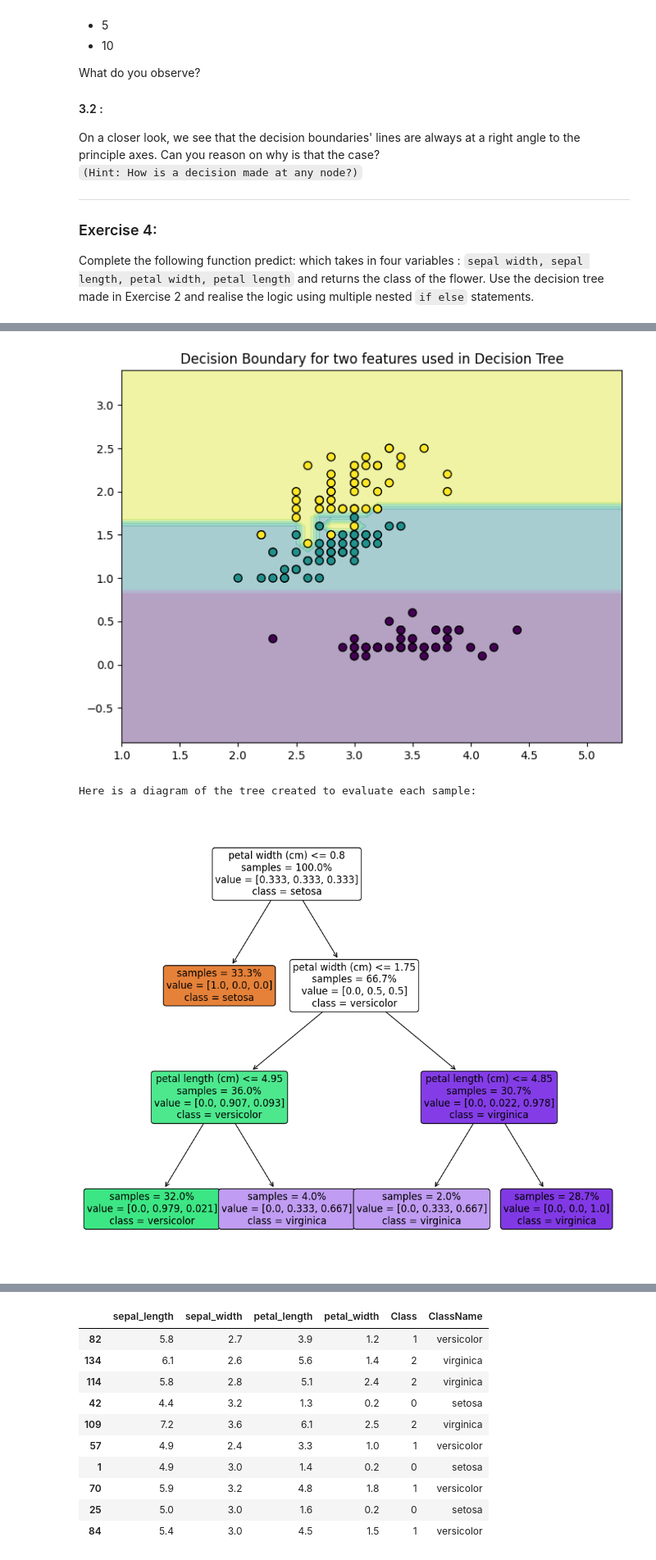
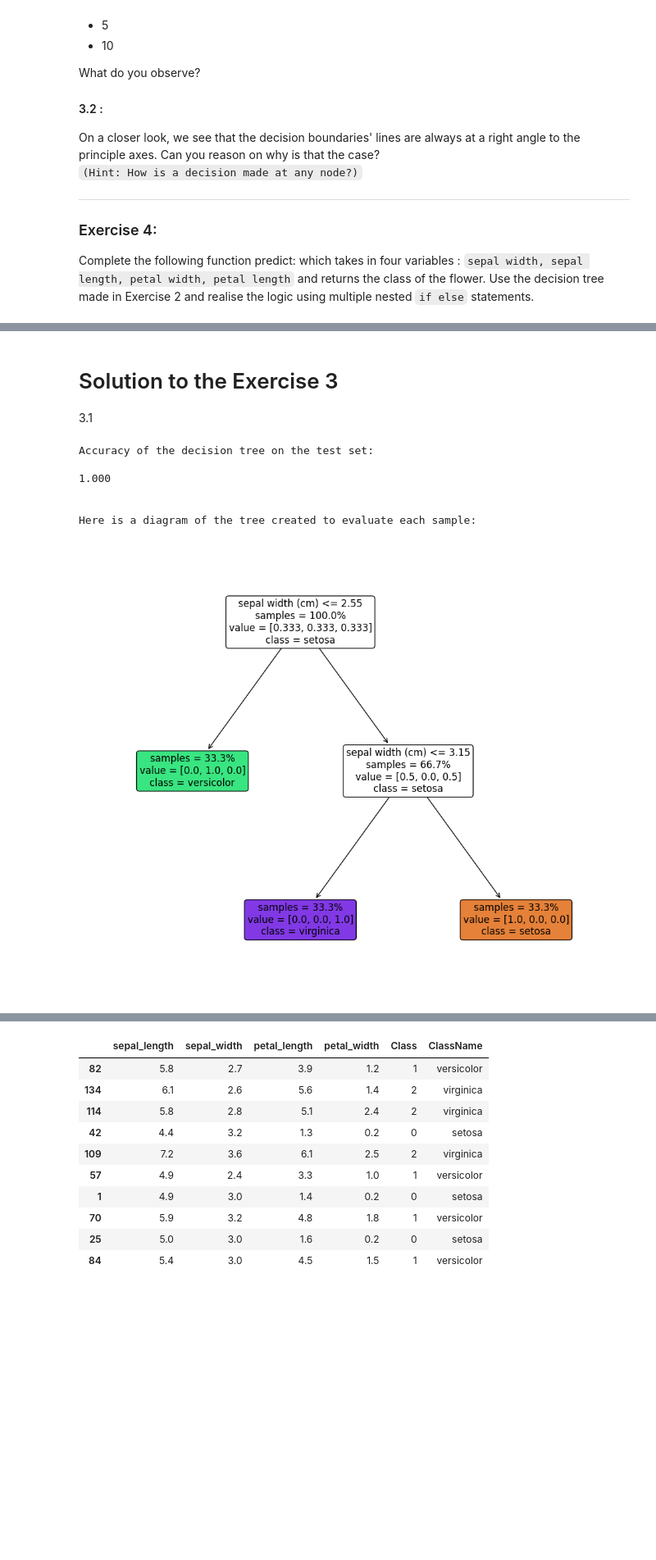
Before and after one commit to Harshitha-batchu/FMML_projects_and_labs, a Jupyter notebook: FMML_ClassificationII_Lab2.ipynb, the cells around one changed output, grey strips where cells are left out. Shown at 82% size. Saved outputs shown, nothing was run; the diff lists cells and outputs as text; code cells hidden in the pictures; blank space fills up the shorter version.

```diff
--- a/FMML_ClassificationII_Lab2.ipynb
+++ b/FMML_ClassificationII_Lab2.ipynb
@@ -223,20 +266,13 @@ plotDecisionBoundary(X, y, pair, clf)
-# %%
-clf = tree.DecisionTreeClassifier(random_state = 0, max_depth = 10)
-pair = [1, 3]
-clf.fit(X[:, pair], y)
-plotDecisionBoundary(X, y, pair, clf)
-# %% [output]
-[figure, removed]
-# %%
-clf = tree.DecisionTreeClassifier(random_state = 0, max_depth = 3)
-clf.fit(X, y)
-
-feature_names = iris["feature_names"]
-class_names = iris["target_names"]
-print("Here is a diagram of the tree created to evaluate each sample:")
-fig, ax = plt.subplots(figsize=(12,10))
-imgObj = tree.plot_tree(clf, filled=True, ax=ax, feature_names = feature_names, class_names = class_names, impurity=False, proportion=True, rounded=True, fontsize = 12)
-plt.show()
-# %% [output]
-Here is a diagram of the tree created to evaluate each sample:
-[figure, removed]
+# %% [markdown]
+# Solution to the Exercise 3
+3.1
+# %%
+giveAnExample(2)
+# %% [output]
+Accuracy of the decision tree on the test set:
+
+1.000
+
+
+Here is a diagram of the tree created to evaluate each sample:
+[figure, added]
```
Also changed, not shown: parts of 41 cells of this notebook.
